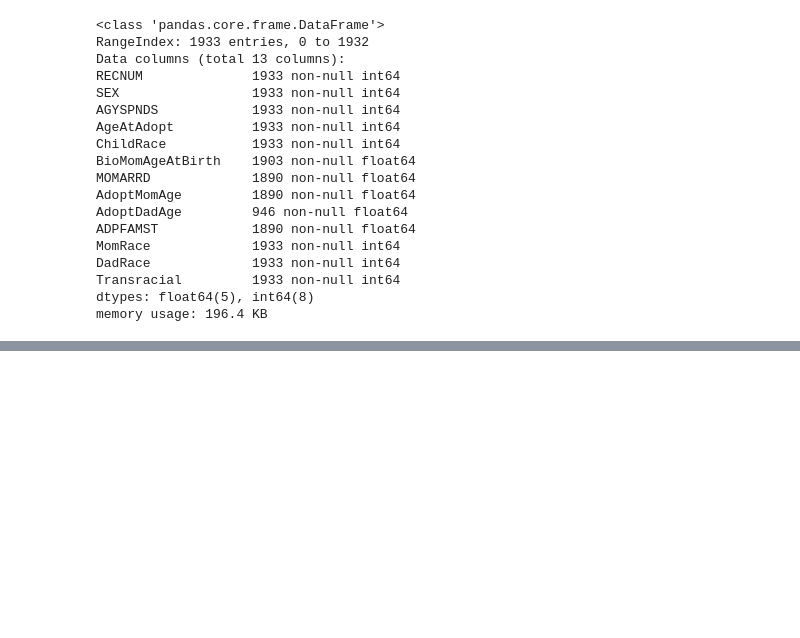
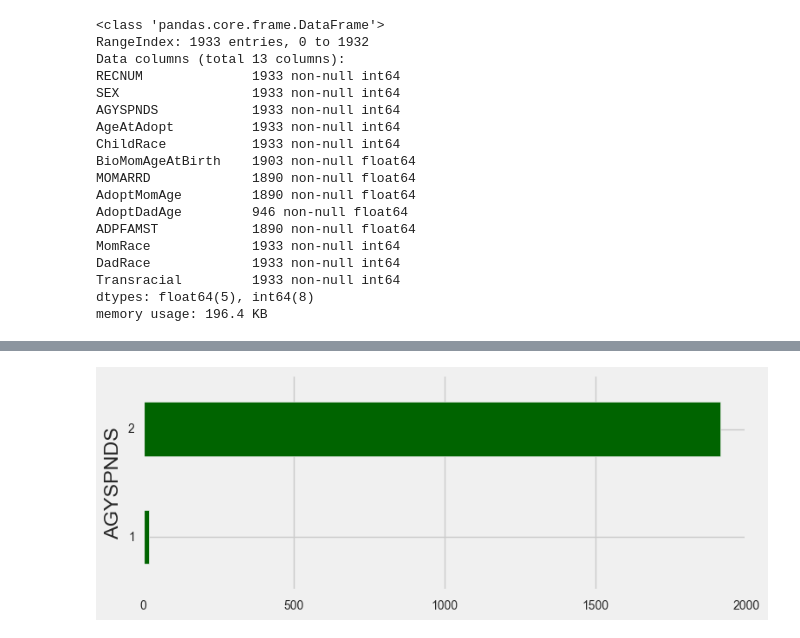
Before and after one commit to lessdaa/project2, a Jupyter notebook: Project 2/Project 2 main part/Project 2 main file.ipynb, the cells around one changed output, grey strips where cells are left out. Cells and saved outputs as stored; diff of their text form; code cells hidden in the pictures; blank space fills up the shorter version.

```diff
--- a/Project 2/Project 2 main part/Project 2 main file.ipynb
+++ b/Project 2/Project 2 main part/Project 2 main file.ipynb
@@ -102,0 +71,5 @@ df[df['BioMomAgeAtBirth'].isnull().values==True]
+# %%
+data_glimps('AGYSPNDS','darkgreen','barh')
+#acording to the index  and info above, this variable have no missing obs, so we can turn it into a dummy variable
+# %% [output]
+[figure, added]
```
Also changed, not shown: parts of 90 cells of this notebook, 1 other file.
